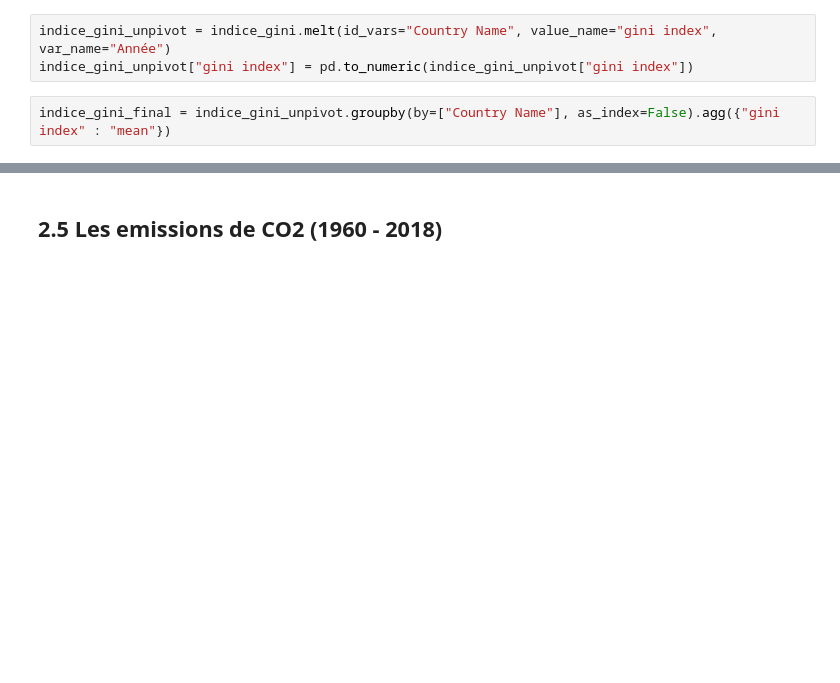
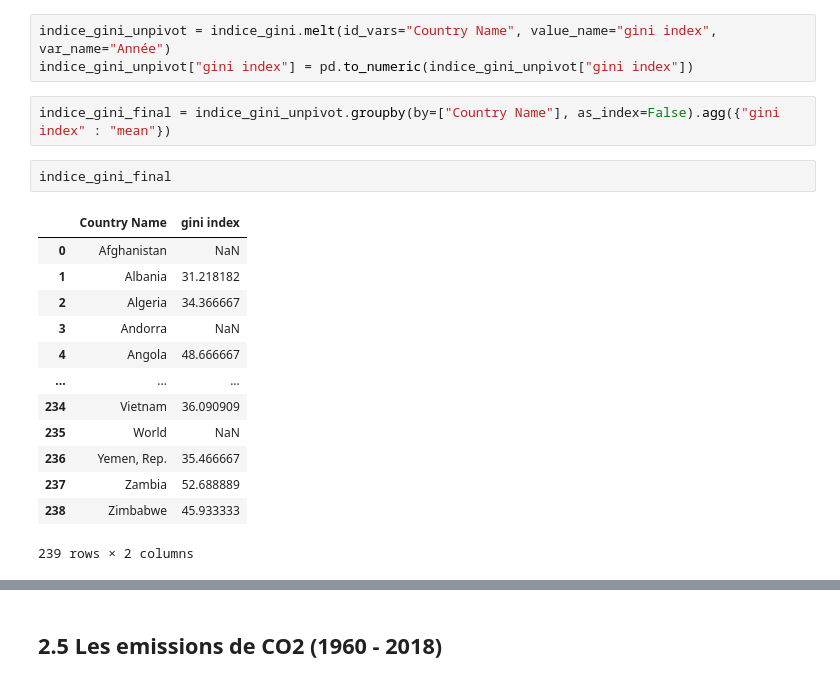
Before and after one commit to marcadeant/PCA_Clustering, a Jupyter notebook: Data Cleaning.ipynb, the cells around one changed output, grey strips where cells are left out. Saved outputs shown, nothing was run; the diff lists cells and outputs as text; blank space fills up the shorter version.

```diff
--- a/Data Cleaning.ipynb
+++ b/Data Cleaning.ipynb
@@ -502,3 +521,19 @@ indice_gini_unpivot = indice_gini.melt(id_vars="Country Name", value_name="gini
 indice_gini_unpivot["gini index"] = pd.to_numeric(indice_gini_unpivot["gini index"])
 # %%
 indice_gini_final = indice_gini_unpivot.groupby(by=["Country Name"], as_index=False).agg({"gini index" : "mean"})
+# %%
+indice_gini_final
+# %% [output]
+|  | Country Name | gini index |
+| 0 | Afghanistan | NaN |
+| 1 | Albania | 31.218182 |
+| 2 | Algeria | 34.366667 |
+| 3 | Andorra | NaN |
+| 4 | Angola | 48.666667 |
+| ... | ... | ... |
+| 234 | Vietnam | 36.090909 |
+| 235 | World | NaN |
+| 236 | Yemen, Rep. | 35.466667 |
+| 237 | Zambia | 52.688889 |
+| 238 | Zimbabwe | 45.933333 |
+239 rows × 2 columns
```
Also changed, not shown: parts of 23 cells of this notebook, 6 other files.
